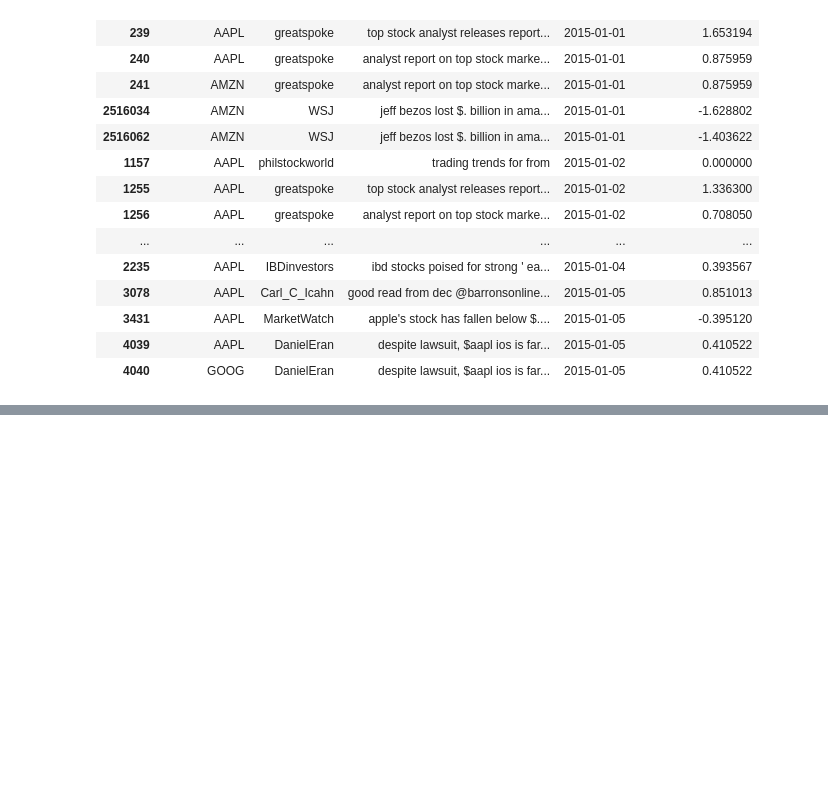
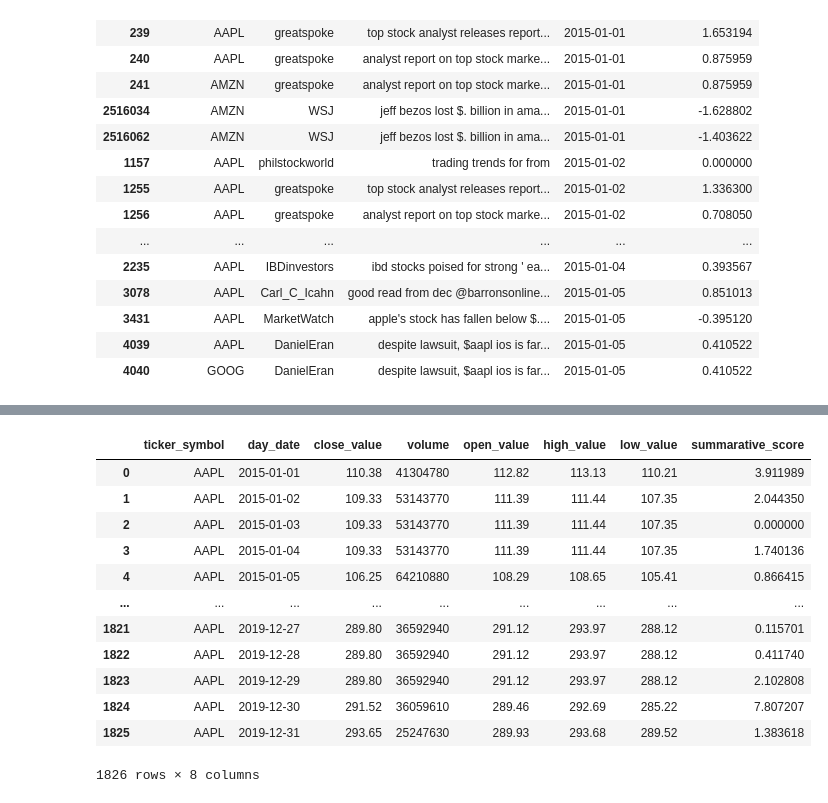
Before and after one commit to jxl22000/Sentiment-Analysis, a Jupyter notebook: test!.ipynb, the cells around one changed output, grey strips where cells are left out. Cells and saved outputs as stored; diff of their text form; code cells hidden in the pictures; blank space fills up the shorter version.

```diff
--- a/test!.ipynb
+++ b/test!.ipynb
@@ -379,7 +378,7 @@ tweet_df.head(20)
 | 4040 | GOOG | DanielEran | despite lawsuit, $aapl ios is far... | 2015-01-05 | 0.410522 |
 # %%
 #sum or avg the summarative_scores for one date
-APPL_tweet = tweet_df.loc[tweet_df['ticker_symbol'] == 'AAPL']
+df1 = tweet_df.loc[tweet_df['ticker_symbol'] == 'AAPL']
 
 GOOG_tweet = tweet_df.loc[tweet_df['ticker_symbol'] == 'GOOG']
 GOOGL_tweet = tweet_df.loc[tweet_df['ticker_symbol'] == 'GOOGL']
@@ -399,0 +399,3 @@ APPL_tweet.head()
+# %%
+df1 = df1.groupby('day_date')['summarative_score'].sum()
+df1.head()
@@ -399,0 +426,3 @@ APPL_tweet.head()
+# %%
+APPL_df = APPL_df.merge(df1, how = 'outer', on = 'day_date')
+APPL_df.head()
@@ -399,0 +436,16 @@ APPL_tweet.head()
+# %%
+APPL_df.replace(to_replace = np.nan, value = 0)
+# %% [output]
+|  | ticker_symbol | day_date | close_value | volume | open_value | high_value | low_value | summarative_score |
+| 0 | AAPL | 2015-01-01 | 110.38 | 41304780 | 112.82 | 113.13 | 110.21 | 3.911989 |
+| 1 | AAPL | 2015-01-02 | 109.33 | 53143770 | 111.39 | 111.44 | 107.35 | 2.044350 |
+| 2 | AAPL | 2015-01-03 | 109.33 | 53143770 | 111.39 | 111.44 | 107.35 | 0.000000 |
+| 3 | AAPL | 2015-01-04 | 109.33 | 53143770 | 111.39 | 111.44 | 107.35 | 1.740136 |
+| 4 | AAPL | 2015-01-05 | 106.25 | 64210880 | 108.29 | 108.65 | 105.41 | 0.866415 |
+| ... | ... | ... | ... | ... | ... | ... | ... | ... |
+| 1821 | AAPL | 2019-12-27 | 289.80 | 36592940 | 291.12 | 293.97 | 288.12 | 0.115701 |
+| 1822 | AAPL | 2019-12-28 | 289.80 | 36592940 | 291.12 | 293.97 | 288.12 | 0.411740 |
+| 1823 | AAPL | 2019-12-29 | 289.80 | 36592940 | 291.12 | 293.97 | 288.12 | 2.102808 |
+| 1824 | AAPL | 2019-12-30 | 291.52 | 36059610 | 289.46 | 292.69 | 285.22 | 7.807207 |
+| 1825 | AAPL | 2019-12-31 | 293.65 | 25247630 | 289.93 | 293.68 | 289.52 | 1.383618 |
+1826 rows × 8 columns
```
Also changed, not shown: parts of 9 cells of this notebook.
